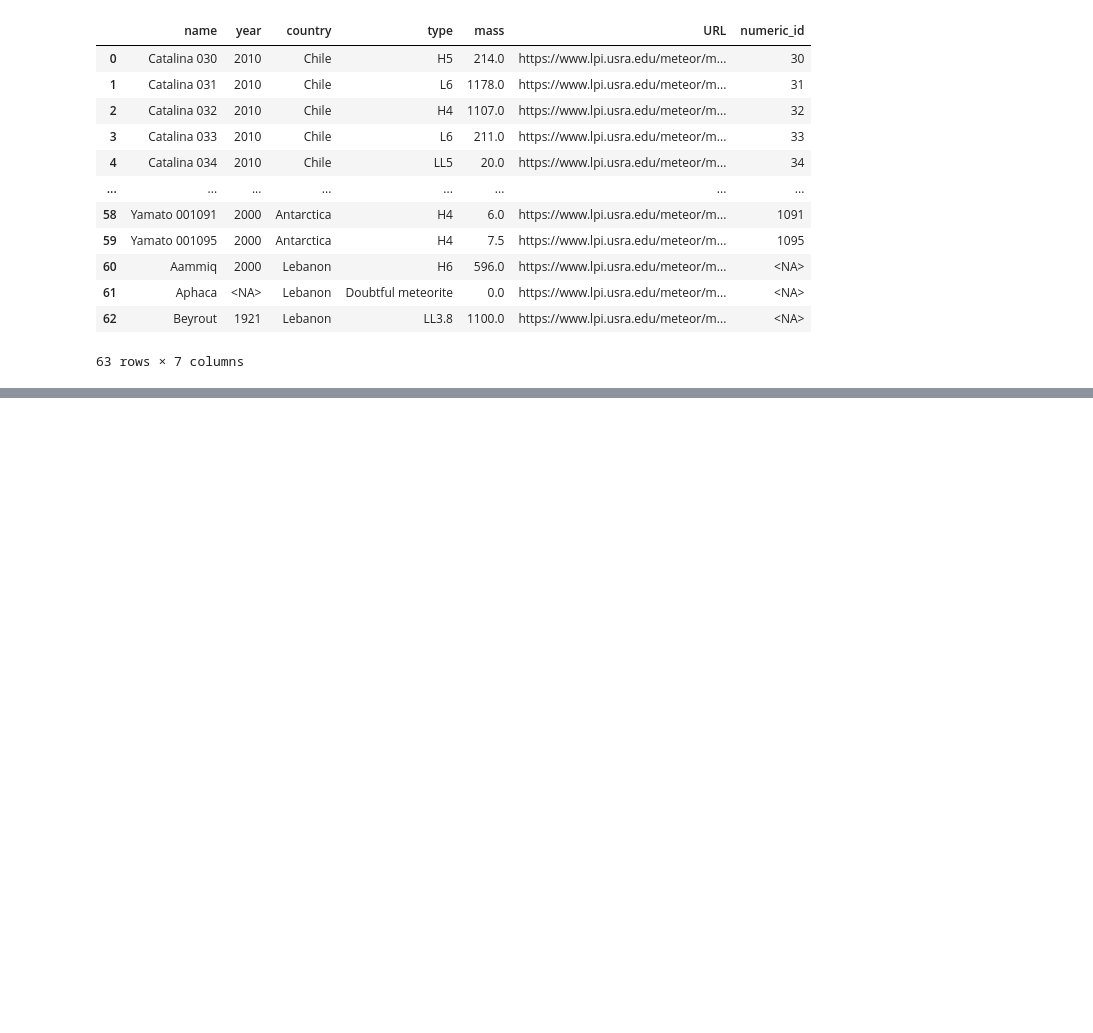
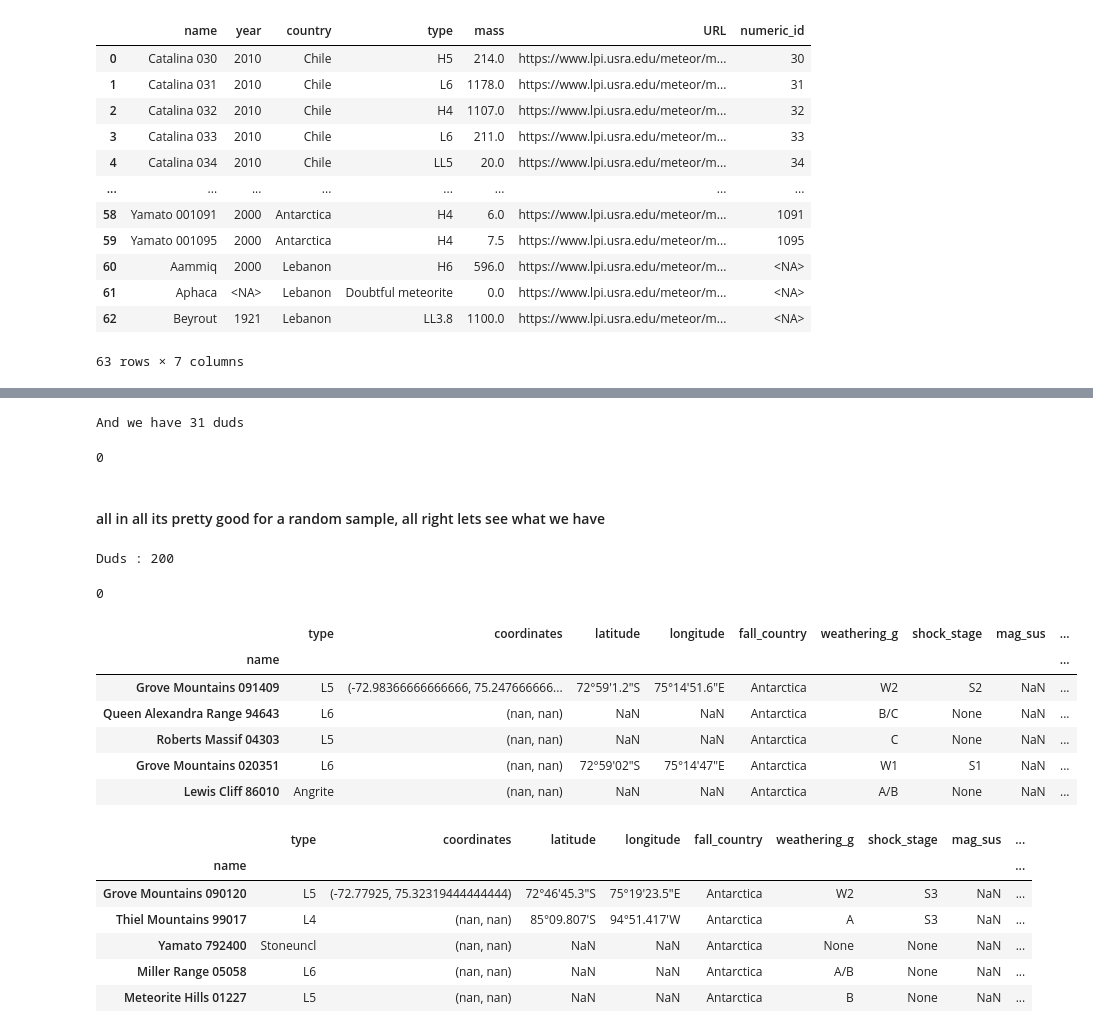
Before and after one commit to Psemp/sysyphus_notebooks, a Jupyter notebook: notebooks/search_logics.ipynb, the cells around one changed output, grey strips where cells are left out. Cells and saved outputs as stored; diff of their text form; code cells hidden in the pictures; blank space fills up the shorter version.

```diff
--- a/notebooks/search_logics.ipynb
+++ b/notebooks/search_logics.ipynb
@@ -152,0 +250,2 @@ display(df_search)
+# %%
+df_random = df_meteorites.dropna(subset=["mass", "type"]).sample(n=200, random_state=123).reset_index(drop=True)
@@ -152,0 +268,5 @@ display(df_search)
+# %%
+# okay hopefully there are a lot of info and just a few with no tables
+# and the server loves me
+
+random_meteorites = u_reqs.make_meteorites(selected_meteorites=df_random)
@@ -152,0 +300,47 @@ display(df_search)
+# %%
+# Looks like we have a lot of duds, we can count em : itll be the ones with table_soup = None
+duds = 0
+for met in random_meteorites:
+    if met.table_soup is None:
+        duds += 1
+
+print(f"And we have {duds} duds")
+# %% [output]
+And we have 31 duds
+# %%
+# clean up a bit :
+
+for met in random_meteorites:
+    met.purge_html()
+
+gc.collect()
+# %% [output]
+0
+# %% [markdown]
+#### all in all its pretty good for a random sample, all right lets see what we have
+# %%
+render_random = rendering.show_properties(meteorite_list=random_meteorites, omit=["pieces", "type_spec_loc"])
+gc.collect()
+# %% [output]
+Duds : 200
+0
+# %%
+# ok so we have 200 meteorites here :
+
+display(render_random.head(n=5))
+display(render_random.tail(n=5))
+# %% [output]
+|  | type | coordinates | latitude | longitude | fall_country | weathering_g | shock_stage | mag_sus | ... |
+| name |  |  |  |  |  |  |  |  | ... |
+| Grove Mountains 091409 | L5 | (-72.98366666666666, 75.247666666... | 72°59'1.2"S | 75°14'51.6"E | Antarctica | W2 | S2 | NaN | ... |
+| Queen Alexandra Range 94643 | L6 | (nan, nan) | NaN | NaN | Antarctica | B/C | None | NaN | ... |
+| Roberts Massif 04303 | L5 | (nan, nan) | NaN | NaN | Antarctica | C | None | NaN | ... |
+| Grove Mountains 020351 | L6 | (nan, nan) | 72°59'02"S | 75°14'47"E | Antarctica | W1 | S1 | NaN | ... |
+| Lewis Cliff 86010 | Angrite | (nan, nan) | NaN | NaN | Antarctica | A/B | None | NaN | ... |
+|  | type | coordinates | latitude | longitude | fall_country | weathering_g | shock_stage | mag_sus | ... |
+| name |  |  |  |  |  |  |  |  | ... |
+| Grove Mountains 090120 | L5 | (-72.77925, 75.32319444444444) | 72°46'45.3"S | 75°19'23.5"E | Antarctica | W2 | S3 | NaN | ... |
+| Thiel Mountains 99017 | L4 | (nan, nan) | 85°09.807'S | 94°51.417'W | Antarctica | A | S3 | NaN | ... |
+| Yamato 792400 | Stoneuncl | (nan, nan) | NaN | NaN | Antarctica | None | None | NaN | ... |
+| Miller Range 05058 | L6 | (nan, nan) | NaN | NaN | Antarctica | A/B | None | NaN | ... |
+| Meteorite Hills 01227 | L5 | (nan, nan) | NaN | NaN | Antarctica | B | None | NaN | ... |
```
Also changed, not shown: parts of 14 cells of this notebook, 6 other files.
